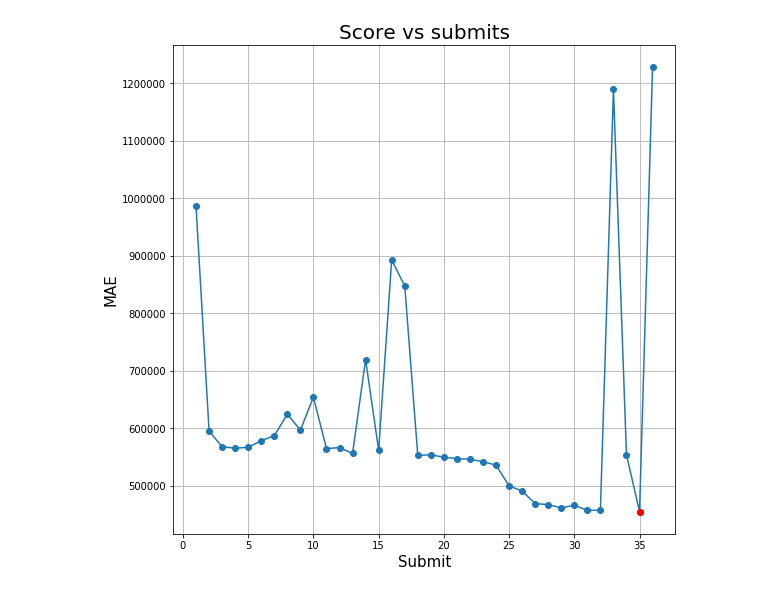
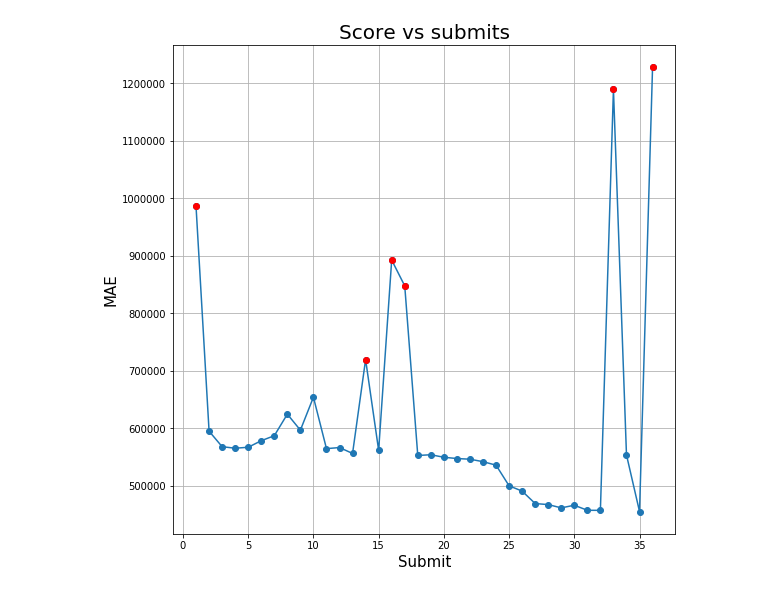
Before and after one commit to lorenzolgz/orgadatostp1, a Jupyter notebook: TP2/Evolución en Kaggle.ipynb, the cells around one changed output. Saved outputs shown, nothing was run; the diff lists cells and outputs as text; code cells hidden in the pictures.

```diff
--- a/TP2/Evolución en Kaggle.ipynb
+++ b/TP2/Evolución en Kaggle.ipynb
@@ -19,16 +19,26 @@ submission = {
 df = pd.DataFrame(submission)
 # %%
 plt.figure(figsize=(9,9))
-lista = df.loc[df['sub']==35]
+maxmae1 = df.loc[df['sub']==36]
+maxmae2 = df.loc[df['sub']==33]
+maxmae3 = df.loc[df['sub']==16]
+maxmae4 = df.loc[df['sub']==17]
+maxmae5 = df.loc[df['sub']==14]
+maxmae6 = df.loc[df['sub']==1]
+
 plt.plot('sub', 'mae', data=df, linestyle='-', marker='o')
-
-plt.plot('sub', 'mae', data=lista, marker='o', color = 'r')
+plt.plot('sub', 'mae', data=maxmae1, marker='o', color='red')
+plt.plot('sub', 'mae', data=maxmae2, marker='o', color='red')
+plt.plot('sub', 'mae', data=maxmae3, marker='o', color='red')
+plt.plot('sub', 'mae', data=maxmae4, marker='o', color='red')
+plt.plot('sub', 'mae', data=maxmae5, marker='o', color='red')
+plt.plot('sub', 'mae', data=maxmae6, marker='o', color='red')
 
 plt.title("Score vs submits", fontsize=20)
 plt.xlabel("Submit", fontsize=15)
 plt.ylabel("MAE", fontsize=15)
 plt.grid()
 
-plt.savefig('/home/ailen-magali/Escritorio/kaggle.png', bbox_inches = 'tight', pad_inches = 0.1)
+#plt.savefig('/home/ailen-magali/Escritorio/kaggle.png', bbox_inches = 'tight', pad_inches = 0.1)
 # %% [output]
-[figure, old version]
+[figure, new version]
```
